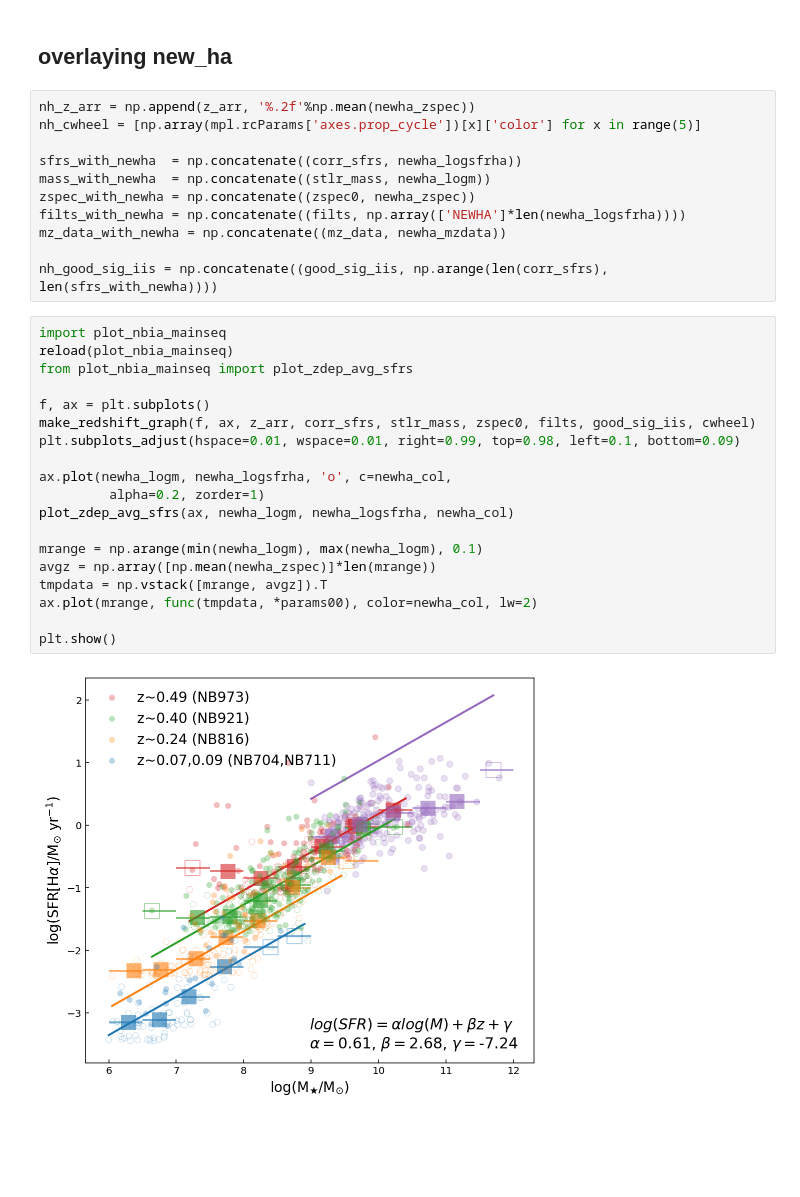
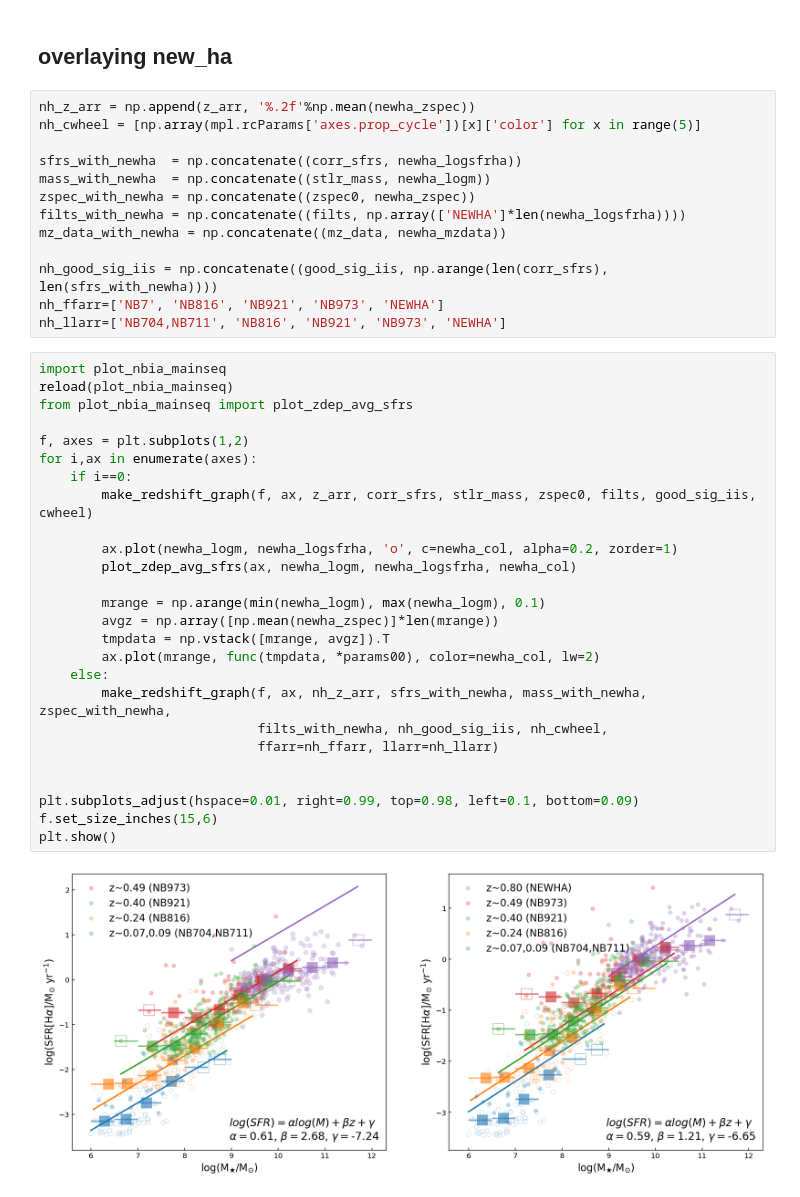
Before and after one commit to kaitshin/LowM_MainSequence, a Jupyter notebook: new_ha.ipynb, the cells around one changed output. Drawn from its saved outputs; the diff is of its cells as text; blank space fills up the shorter version.

Commit message:
ssfr graph making fn generalized t owork with new ha sample

```diff
--- a/new_ha.ipynb
+++ b/new_ha.ipynb
@@ -106,24 +106,33 @@ filts_with_newha = np.concatenate((filts, np.array(['NEWHA']*len(newha_logsfrha)
 mz_data_with_newha = np.concatenate((mz_data, newha_mzdata))
 
 nh_good_sig_iis = np.concatenate((good_sig_iis, np.arange(len(corr_sfrs), len(sfrs_with_newha))))
+nh_ffarr=['NB7', 'NB816', 'NB921', 'NB973', 'NEWHA']
+nh_llarr=['NB704,NB711', 'NB816', 'NB921', 'NB973', 'NEWHA']
 # %%
 import plot_nbia_mainseq
 reload(plot_nbia_mainseq)
 from plot_nbia_mainseq import plot_zdep_avg_sfrs
 
-f, ax = plt.subplots()
-make_redshift_graph(f, ax, z_arr, corr_sfrs, stlr_mass, zspec0, filts, good_sig_iis, cwheel)
-plt.subplots_adjust(hspace=0.01, wspace=0.01, right=0.99, top=0.98, left=0.1, bottom=0.09)
+f, axes = plt.subplots(1,2)
+for i,ax in enumerate(axes):
+    if i==0:
+        make_redshift_graph(f, ax, z_arr, corr_sfrs, stlr_mass, zspec0, filts, good_sig_iis, cwheel)
 
-ax.plot(newha_logm, newha_logsfrha, 'o', c=newha_col,
-         alpha=0.2, zorder=1)
-plot_zdep_avg_sfrs(ax, newha_logm, newha_logsfrha, newha_col)
+        ax.plot(newha_logm, newha_logsfrha, 'o', c=newha_col, alpha=0.2, zorder=1)
+        plot_zdep_avg_sfrs(ax, newha_logm, newha_logsfrha, newha_col)
 
-mrange = np.arange(min(newha_logm), max(newha_logm), 0.1)
-avgz = np.array([np.mean(newha_zspec)]*len(mrange))
-tmpdata = np.vstack([mrange, avgz]).T
-ax.plot(mrange, func(tmpdata, *params00), color=newha_col, lw=2)
+        mrange = np.arange(min(newha_logm), max(newha_logm), 0.1)
+        avgz = np.array([np.mean(newha_zspec)]*len(mrange))
+        tmpdata = np.vstack([mrange, avgz]).T
+        ax.plot(mrange, func(tmpdata, *params00), color=newha_col, lw=2)
+    else:
+        make_redshift_graph(f, ax, nh_z_arr, sfrs_with_newha, mass_with_newha, zspec_with_newha,
+                            filts_with_newha, nh_good_sig_iis, nh_cwheel,
+                            ffarr=nh_ffarr, llarr=nh_llarr)
 
+
+plt.subplots_adjust(hspace=0.01, right=0.99, top=0.98, left=0.1, bottom=0.09)
+f.set_size_inches(15,6)
 plt.show()
 # %% [output]
-[figure, old version]
+[figure, new version]
```
Also changed, not shown: parts of 1 cell of this notebook, 1 other file.
